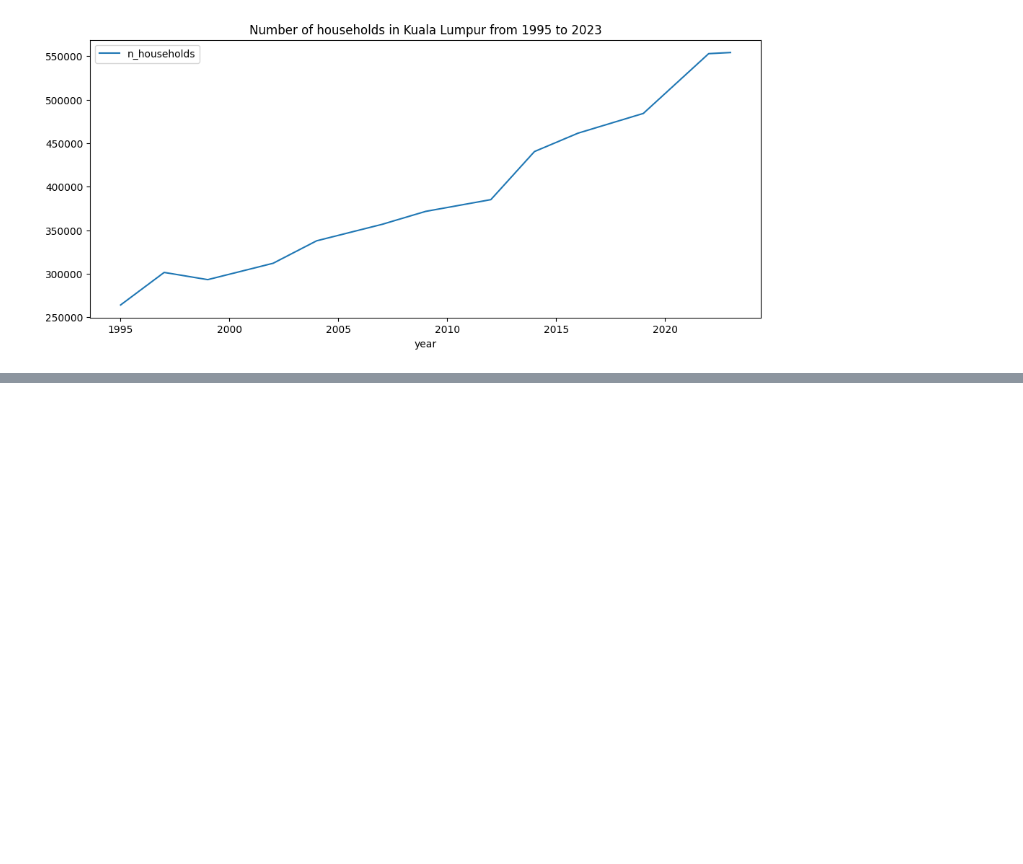
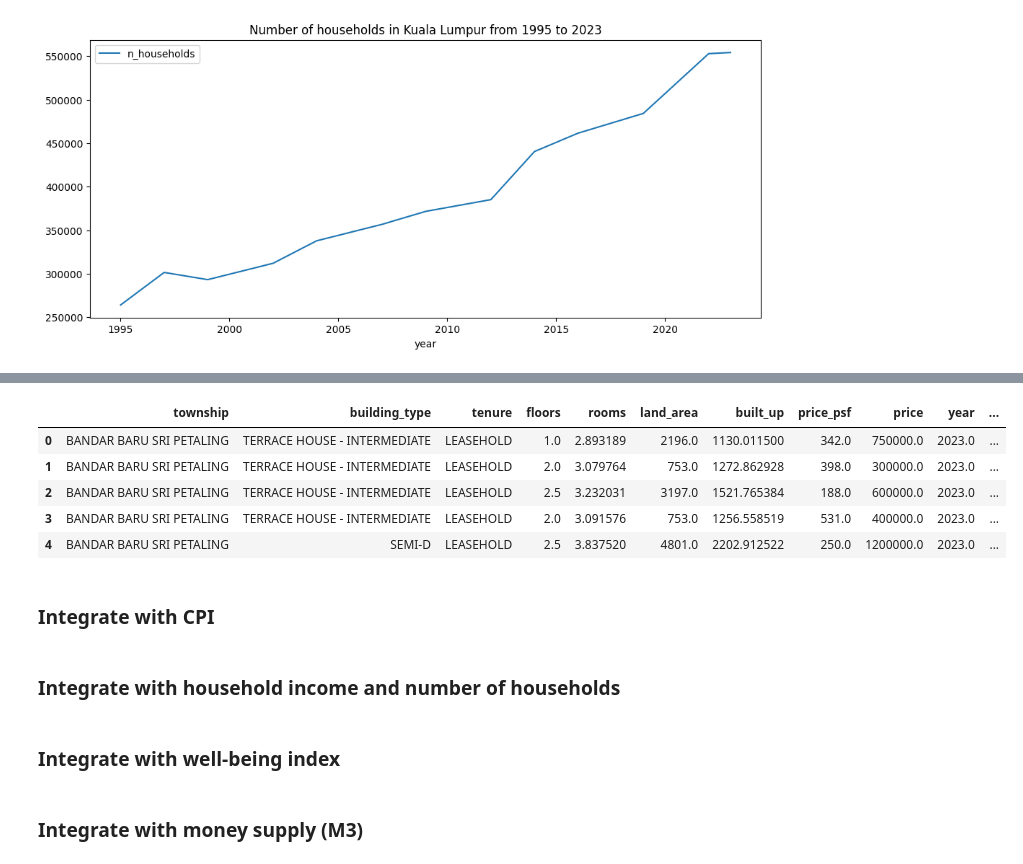
Before and after one commit to yuenherny/kl-house-price-forecasting, a Jupyter notebook: notebooks/Transactions - 05 Data Integration.ipynb, the cells around one changed output, grey strips where cells are left out. Drawn from its saved outputs; the diff is of its cells as text; code cells hidden in the pictures; blank space fills up the shorter version.

Commit message:
Integrate econ indicators with transactions data

```diff
--- a/notebooks/Transactions - 05 Data Integration.ipynb
+++ b/notebooks/Transactions - 05 Data Integration.ipynb
@@ -1003,0 +1047,3 @@ df_income_interpolated.plot(
+# %%
+df_transactions = pd.read_parquet(TRANSFORMED_DATA_DIR / 'transactions_KL_ckpt5_multi_imputed_bayesianridge.parquet')
+df_transactions.head()
@@ -1003,0 +1058,12 @@ df_income_interpolated.plot(
+# %%
+ohe = joblib.load(ENCODER_MODEL_DIR / 'one_hot_encoder_township_building_type_tenure.joblib')
+
+df_transactions = ohe.inverse_transform(df_transactions)
+df_transactions.head()
+# %% [output]
+|  | township | building_type | tenure | floors | rooms | land_area | built_up | price_psf | price | year | ... |
+| 0 | BANDAR BARU SRI PETALING | TERRACE HOUSE - INTERMEDIATE | LEASEHOLD | 1.0 | 2.893189 | 2196.0 | 1130.011500 | 342.0 | 750000.0 | 2023.0 | ... |
+| 1 | BANDAR BARU SRI PETALING | TERRACE HOUSE - INTERMEDIATE | LEASEHOLD | 2.0 | 3.079764 | 753.0 | 1272.862928 | 398.0 | 300000.0 | 2023.0 | ... |
+| 2 | BANDAR BARU SRI PETALING | TERRACE HOUSE - INTERMEDIATE | LEASEHOLD | 2.5 | 3.232031 | 3197.0 | 1521.765384 | 188.0 | 600000.0 | 2023.0 | ... |
+| 3 | BANDAR BARU SRI PETALING | TERRACE HOUSE - INTERMEDIATE | LEASEHOLD | 2.0 | 3.091576 | 753.0 | 1256.558519 | 531.0 | 400000.0 | 2023.0 | ... |
+| 4 | BANDAR BARU SRI PETALING | SEMI-D | LEASEHOLD | 2.5 | 3.837520 | 4801.0 | 2202.912522 | 250.0 | 1200000.0 | 2023.0 | ... |
@@ -1003,0 +1072,8 @@ df_income_interpolated.plot(
+# %% [markdown]
+### Integrate with CPI
+# %% [markdown]
+### Integrate with household income and number of households
+# %% [markdown]
+### Integrate with well-being index
+# %% [markdown]
+### Integrate with money supply (M3)
```
Also changed, not shown: parts of 15 cells of this notebook.
